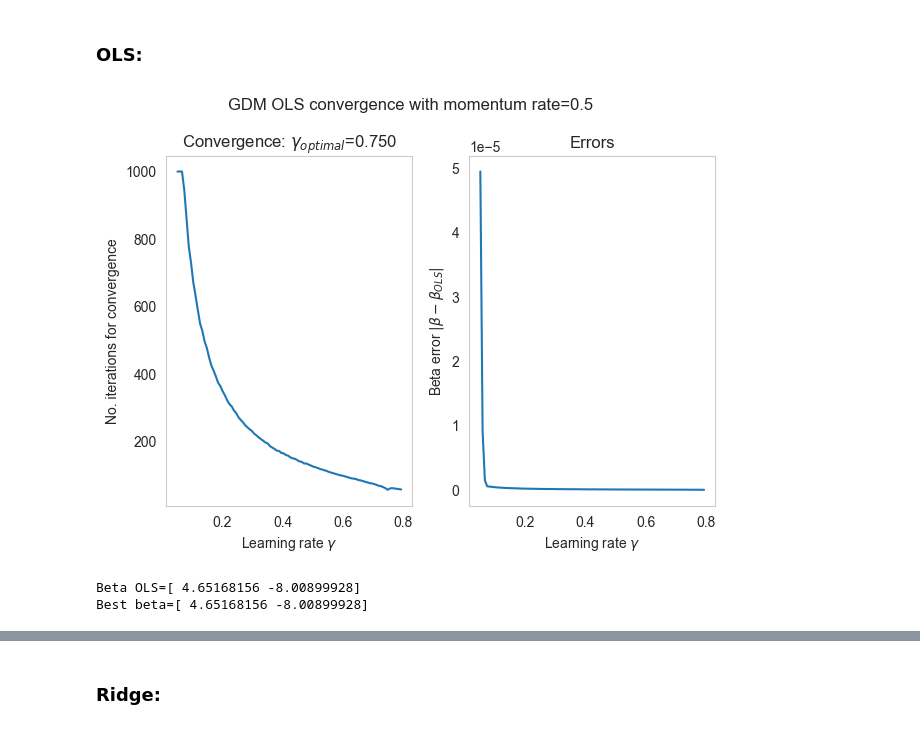
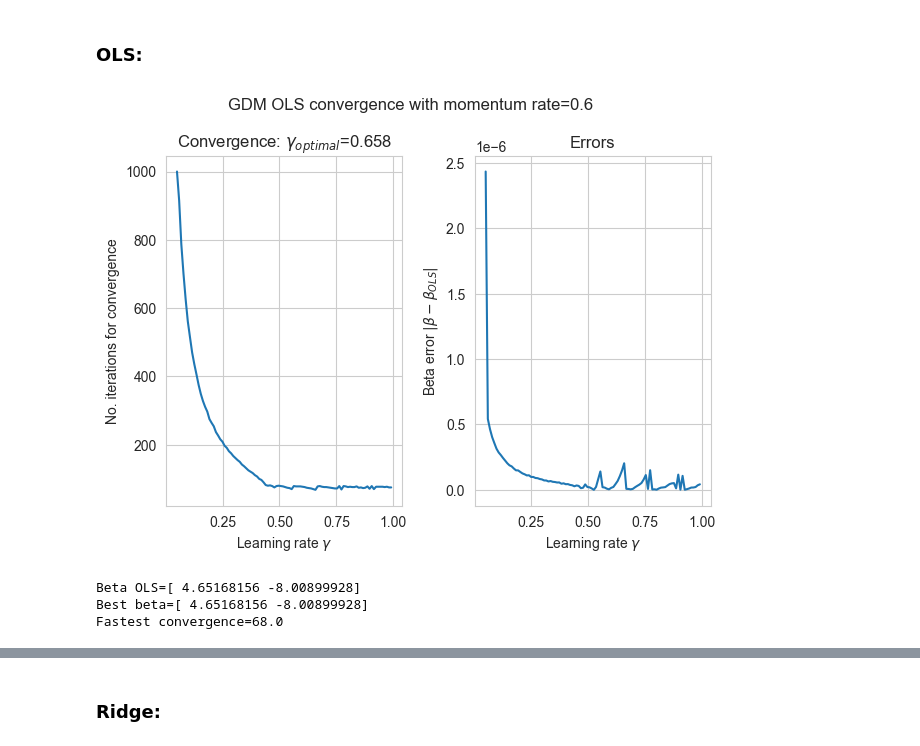
Before and after one commit to LassePladsen/FYS-STK3155-4155, a Jupyter notebook: Weekly exercises/41/Week 41 Lasse Pladsen.ipynb, the cells around one changed output, grey strips where cells are left out. Saved outputs shown, nothing was run; the diff lists cells and outputs as text; code cells hidden in the pictures.

```diff
--- a/Weekly exercises/41/Week 41 Lasse Pladsen.ipynb
+++ b/Weekly exercises/41/Week 41 Lasse Pladsen.ipynb
@@ -8,11 +8,12 @@ N = 100  # no. data points
 N_iters = 1000  # max no. iterations before stopping
 noise_std = 0.1
 beta_tol = 1e-8  # beta tolerance for stopping iteration when |beta_new - beta_old| <= beta_tol
+rng_seed = 2023
 
 # Create data set
-np.random.seed(2023)
-x = np.random.rand(N, 1)
-noise = np.random.normal(0, noise_std, x.shape)
+rng = np.random.default_rng(rng_seed)
+x = rng.random((N, 1))
+noise = rng.normal(0, noise_std, x.shape)
 y = 5 - 10*x + 2*x**2 + noise
 
 # Analytical calculations for comparing
@@ -183,8 +192,8 @@ Fastest convergence combination (gamma, lambda)=(0.050, 10.000) with error=2.809
 ### OLS:
 # %%
 # Parameters
-learn_rates = np.linspace(0.05, 2/np.max(eig_ols), 100, endpoint=False)
-momentum_rate = 0.5  # memory rate
+learn_rates = np.linspace(0.05, 1, 100, endpoint=False)
+momentum_rate = 0.6  # memory rate
 
 no_iters = np.empty(learn_rates.size)  # store the number of iterations needed to converge
 errors = np.empty_like(no_iters)  # store the beta errors
@@ -195,50 +204,53 @@ for i, learn_rate in enumerate(learn_rates):
     # Iterate through and improve beta
     beta = np.random.randn(2, 1)  # two random beta parameters
     beta_prev = 0
     change = 0
     iter = 0
     while iter < N_iters and any(abs(beta - beta_prev) > beta_tol):  # convergence test
         beta_prev = beta.copy()
+
+        # Calculate new change
         grad = 2/N * X.T @ (X @ beta - y)
         new_change = learn_rate * grad + momentum_rate * change
 
+        # Update values
         beta -= new_change
         change = new_change.copy()
         iter += 1
     no_iters[i] = iter
 
     error = max(abs(beta - beta_ols))
     if error < error_best:
         error_best = error
         beta_best = beta
     errors[i] = error
 
 
-fig = plt.figure()
+fig, axs = plt.subplots(1, 2)
 fig.suptitle(f"GDM OLS convergence with momentum rate={momentum_rate}")
 
 # Plot convergence
-plt.subplot(1, 2, 1)
-plt.title("Convergence: $\gamma_{optimal}$=" + f"{learn_rates[np.argmin(no_iters)]:.3f}")
-plt.plot(learn_rates, no_iters)
-plt.xlabel("Learning rate $\gamma$")
-plt.ylabel("No. iterations for convergence")
-plt.grid()
+axs[0].plot(learn_rates, no_iters)
+axs[0].set_title("Convergence: $\gamma_{optimal}$=" + f"{learn_rates[np.argmin(no_iters)]:.3f}")
+axs[0].set_xlabel("Learning rate $\gamma$")
+axs[0].set_ylabel("No. iterations for convergence")
+axs[0].grid(True)
 
 # Plot error
-plt.subplot(1, 2, 2)
-plt.title("Errors")
-plt.plot(learn_rates, errors)
-plt.xlabel("Learning rate $\gamma$")
-plt.ylabel(r"Beta error $|\beta - \beta_{OLS}|$")
-plt.grid()
+axs[1].plot(learn_rates, errors)
+axs[1].set_title("Errors")
+axs[1].set_xlabel("Learning rate $\gamma$")
+axs[1].set_ylabel(r"Beta error $|\beta - \beta_{OLS}|$")
+axs[1].grid(True)
 
 plt.tight_layout()
 # %% [output]
-[figure, old version]
+[figure, new version]
 # %%
 print(f"Beta OLS={beta_ols.ravel()}")
 print(f"Best beta={beta_best.ravel()}")
+print(f"Fastest convergence={np.min(no_iters)}")
 # %% [output]
 Beta OLS=[ 4.65168156 -8.00899928]
 Best beta=[ 4.65168156 -8.00899928]
+Fastest convergence=68.0
```
Also changed, not shown: parts of 9 cells of this notebook.
